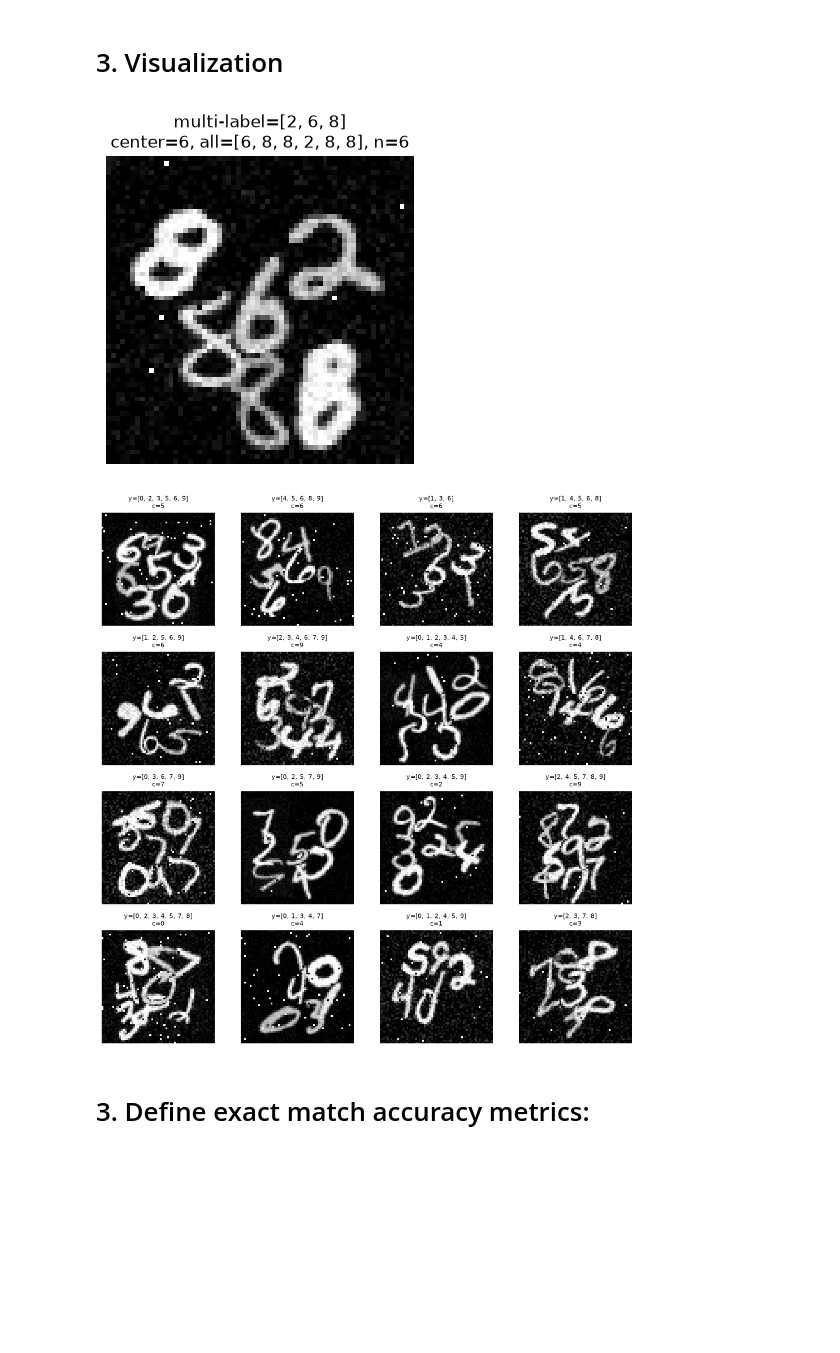
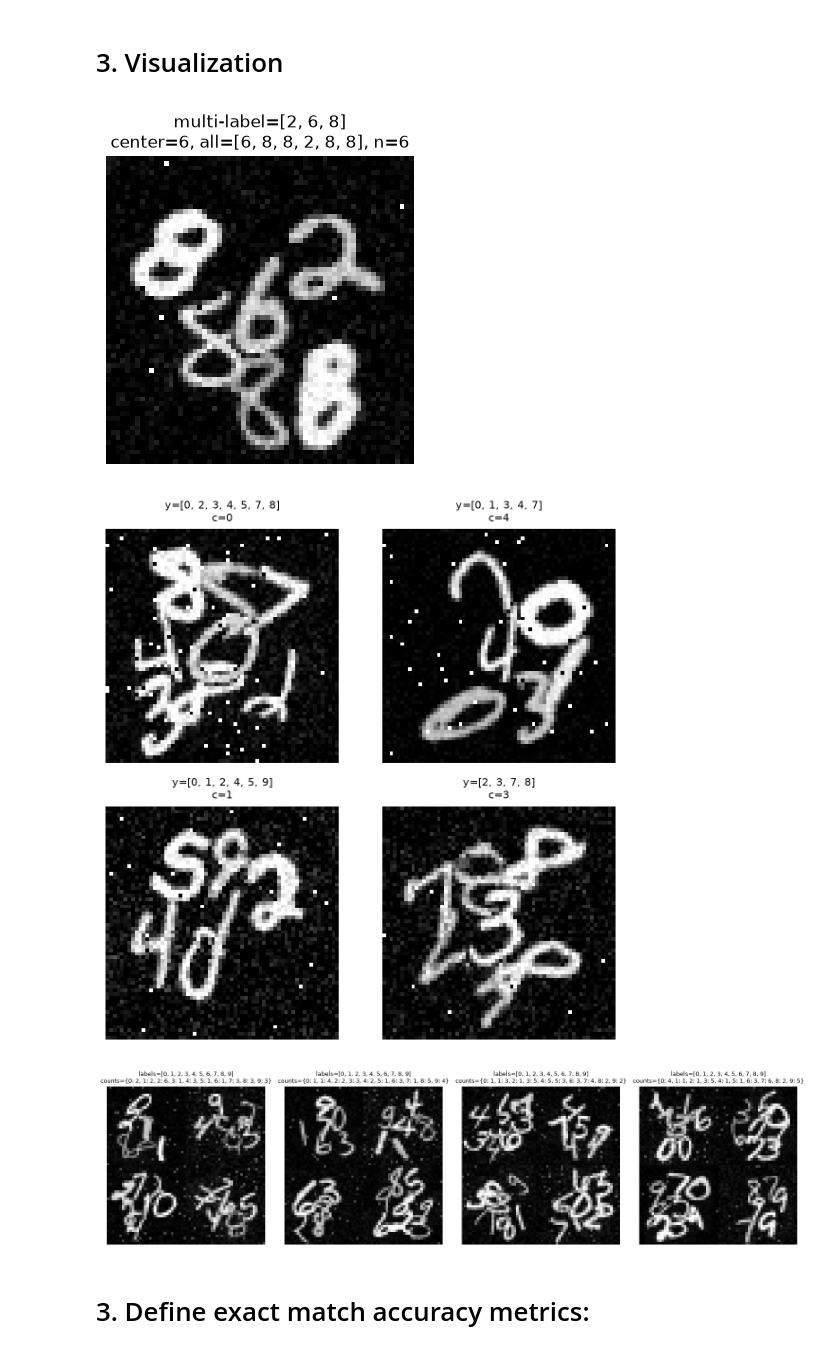
Before and after one commit to tommy-thinh/ResNet-18-Pruning, a Jupyter notebook: resnet-18-histogram.ipynb, the cells around one changed output. Drawn from its saved outputs; the diff is of its cells as text; code cells hidden in the pictures; blank space fills up the shorter version.

```diff
--- a/resnet-18-histogram.ipynb
+++ b/resnet-18-histogram.ipynb
@@ -139,6 +140,16 @@ test_path = os.path.join("./data/test.pt")
 # Load files if they exist.
 if all(os.path.exists(p) for p in [train_path, val_path, test_path]):
     x_train, y_train, meta_train = load_data_pt(train_path)
+    print("Precomputing 32x32 images...")
+
+    x_train_32 = tf.image.resize(
+        x_train,
+        (32, 32),
+        method="area"
+    ).numpy()
+
+    print("Done.")
+
     x_val, y_val, meta_val = load_data_pt(val_path)
     x_test, y_test, meta_test = load_data_pt(test_path)
 
@@ -201,7 +214,7 @@ def visualize_grid(images, labels, meta, num_samples=16):
     rows = int(np.sqrt(num_samples))
     cols = int(np.ceil(num_samples / rows))
 
-    plt.figure(figsize=(10, 10))
+    plt.figure(figsize=(6, 6))
 
     for i in range(num_samples):
         idx = random.randint(0, len(images) - 1)
@@ -213,38 +226,39 @@ def visualize_grid(images, labels, meta, num_samples=16):
         plt.subplot(rows, cols, i + 1)
         plt.imshow(img, cmap="gray")
         plt.title(f"y={digits_present}\nc={center_label}", fontsize=8)
         plt.axis("off")
 
     plt.tight_layout()
     plt.show()
 
 
-def visualize_mosaic_samples(images, labels, histograms, num_samples=4, seed=SEED):
+def visualize_mosaic_samples(images32, labels, histograms, num_samples=4, seed=SEED):
     """Display generated mosaics with multilabel and histogram targets."""
     rng = np.random.default_rng(seed)
     mosaic_images, mosaic_labels, mosaic_histograms = generate_mosaic_dataset(
-        images, labels, histograms, num_samples, rng
+        images32, labels, histograms, num_samples, rng
     )
 
     fig, axes = plt.subplots(1, num_samples, figsize=(4 * num_samples, 4))
     axes = np.atleast_1d(axes)
     for i, ax in enumerate(axes):
         ax.imshow(mosaic_images[i].squeeze(), cmap="gray")
         digits = np.where(mosaic_labels[i] >= 0.5)[0].tolist()
         counts = {d: int(c) for d, c in enumerate(mosaic_histograms[i]) if c > 0}
         ax.set_title(f"labels={digits}\ncounts={counts}", fontsize=9)
         ax.axis("off")
     plt.tight_layout()
     plt.show()
 
 # Visualize samples if the dataset has been loaded.
 if "x_train" in globals():
     visualize_one_sample(x_train, y_train, meta_train, idx=0)
-    visualize_grid(x_train, y_train, meta_train, num_samples=16)
-    visualize_mosaic_samples(x_train, y_train, y_train_hist)
+    visualize_grid(x_train, y_train, meta_train, num_samples=4)
+    visualize_mosaic_samples(x_train_32, y_train, y_train_hist)
 # %% [output]
 [figure]
-[figure, old version]
+[figure, new version]
+[figure, added]
 # %% [markdown]
 # 3. Define exact match accuracy metrics:
 # %%
```
Also changed, not shown: parts of 9 cells of this notebook, 1 other file.
